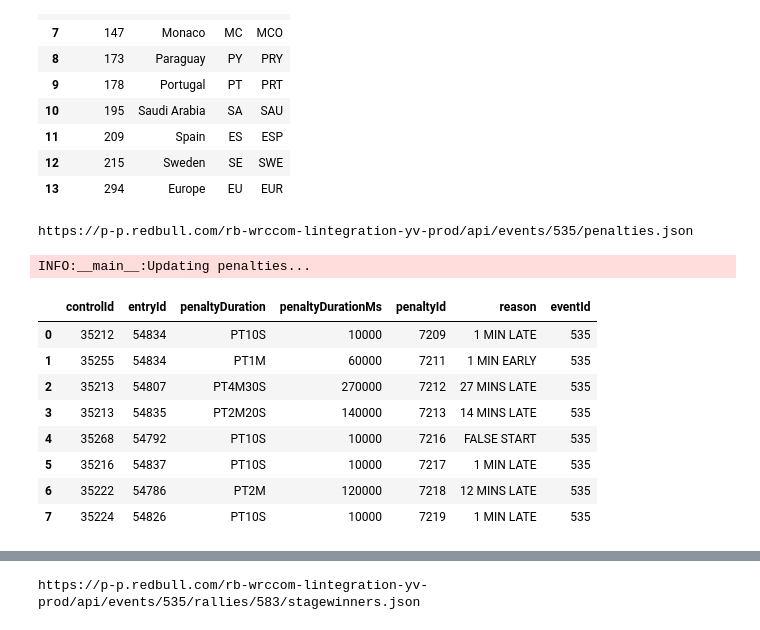
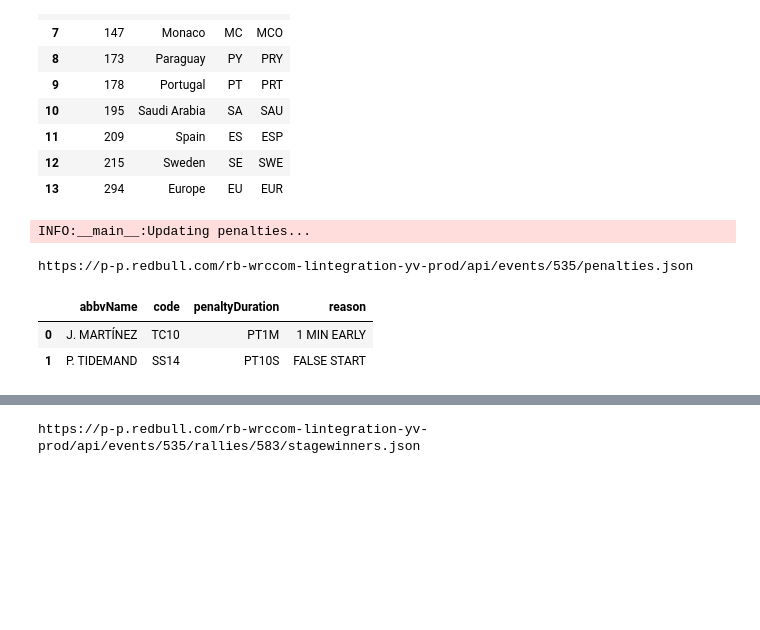
Before and after one commit to RallyDataJunkie/wrc-shinylive, a Jupyter notebook: src/shinyapp/.newRedBullAPI.ipynb, the cells around one changed output, grey strips where cells are left out. Drawn from its saved outputs; the diff is of its cells as text; code cells hidden in the pictures; blank space fills up the shorter version.

```diff
--- a/src/shinyapp/.newRedBullAPI.ipynb
+++ b/src/shinyapp/.newRedBullAPI.ipynb
@@ -1375,17 +1607,11 @@ wrc.getChampionshipCountries()
 | 12 | 215 | Sweden | SE | SWE |
 | 13 | 294 | Europe | EU | EUR |
 # %%
-wrc.getPenalties()
+wrc.getPenalties(raw=False)
 # %% [output]
-https://p-p.redbull.com/rb-wrccom-lintegration-yv-prod/api/events/535/penalties.json
+INFO:__main__:Updating penalties...
-INFO:__main__:Updating penalties...
+https://p-p.redbull.com/rb-wrccom-lintegration-yv-prod/api/events/535/penalties.json
-|  | controlId | entryId | penaltyDuration | penaltyDurationMs | penaltyId | reason | eventId |
-| 0 | 35212 | 54834 | PT10S | 10000 | 7209 | 1 MIN LATE | 535 |
-| 1 | 35255 | 54834 | PT1M | 60000 | 7211 | 1 MIN EARLY | 535 |
-| 2 | 35213 | 54807 | PT4M30S | 270000 | 7212 | 27 MINS LATE | 535 |
-| 3 | 35213 | 54835 | PT2M20S | 140000 | 7213 | 14 MINS LATE | 535 |
-| 4 | 35268 | 54792 | PT10S | 10000 | 7216 | FALSE START | 535 |
-| 5 | 35216 | 54837 | PT10S | 10000 | 7217 | 1 MIN LATE | 535 |
-| 6 | 35222 | 54786 | PT2M | 120000 | 7218 | 12 MINS LATE | 535 |
-| 7 | 35224 | 54826 | PT10S | 10000 | 7219 | 1 MIN LATE | 535 |
+|  | abbvName | code | penaltyDuration | reason |
+| 0 | J. MARTÍNEZ | TC10 | PT1M | 1 MIN EARLY |
+| 1 | P. TIDEMAND | SS14 | PT10S | FALSE START |
 # %%
```
Also changed, not shown: parts of 10 cells of this notebook, 5 other files.
